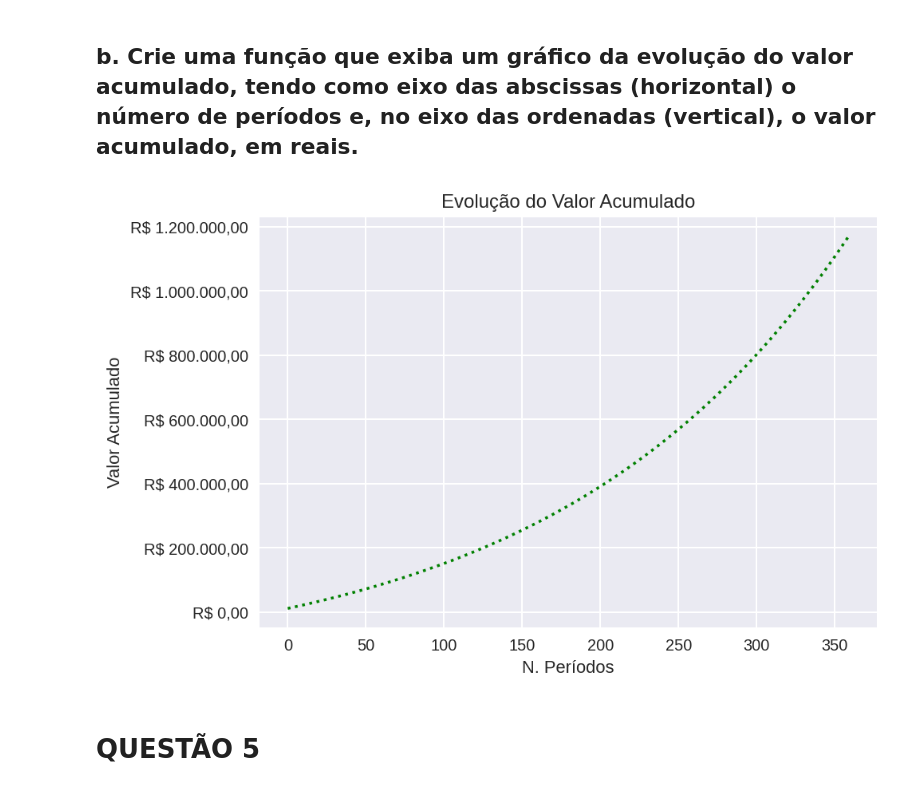
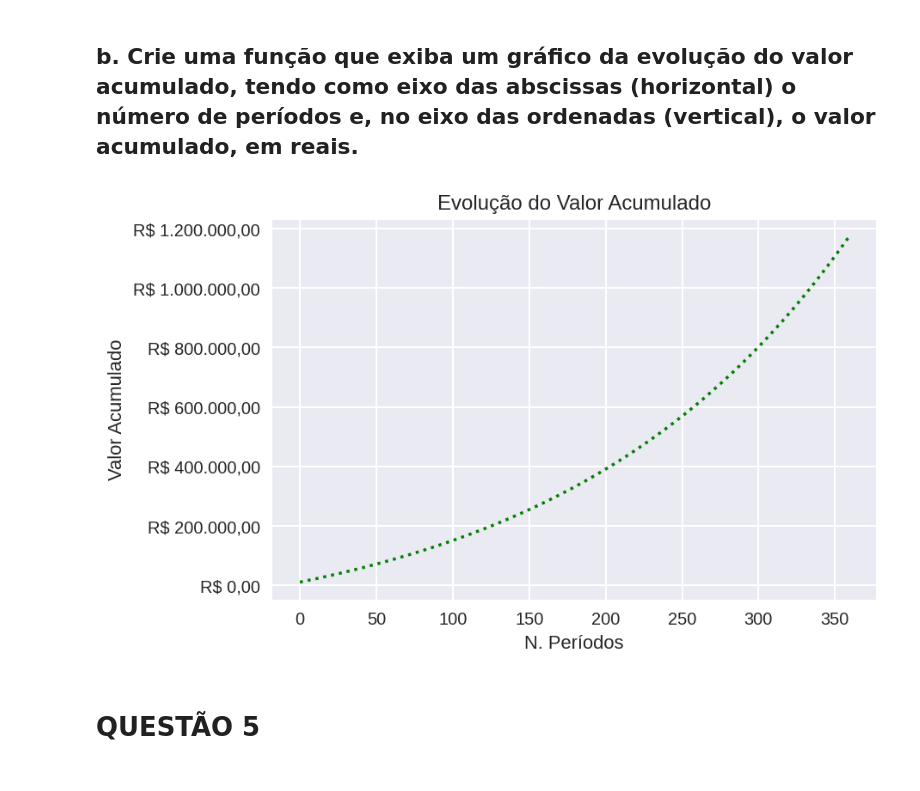
Before and after one commit to pedronora/infnet, a Jupyter notebook: Pedro_Henrique_Macedo_Nora_DR1_AT.ipynb, the cells around one changed output. Saved outputs shown, nothing was run; the diff lists cells and outputs as text; code cells hidden in the pictures.

```diff
--- a/Pedro_Henrique_Macedo_Nora_DR1_AT.ipynb
+++ b/Pedro_Henrique_Macedo_Nora_DR1_AT.ipynb
@@ -226,19 +226,19 @@ Após 360 período(s), o montante será de R$ 1.171.390,32.
 # %%
 def gerar_grafico_invest(valores_futuros, **kwargs):
     plt.style.use('seaborn')
-    fig, ax = plt.subplots(figsize=(7,4.5), dpi=144)
+    fig, ax = plt.subplots(figsize=(6.5,4), dpi=144)
     ax.set_title('Evolução do Valor Acumulado')
     ax.set_xlabel('N. Períodos')
     ax.set_ylabel('Valor Acumulado')
     formatter = ticker.FuncFormatter(converter_moeda)
     ax.yaxis.set_major_formatter(formatter)
     ax.plot(valores_futuros, **kwargs)
     fig.tight_layout()
     return plt.show()
 
 gerar_grafico_invest(valores, linestyle=':', color='green')
 # %% [output]
-[figure, old version]
+[figure, new version]
 # %% [markdown]
 # **QUESTÃO 5**
 # %% [markdown]
```
Also changed, not shown: parts of 2 cells of this notebook.
